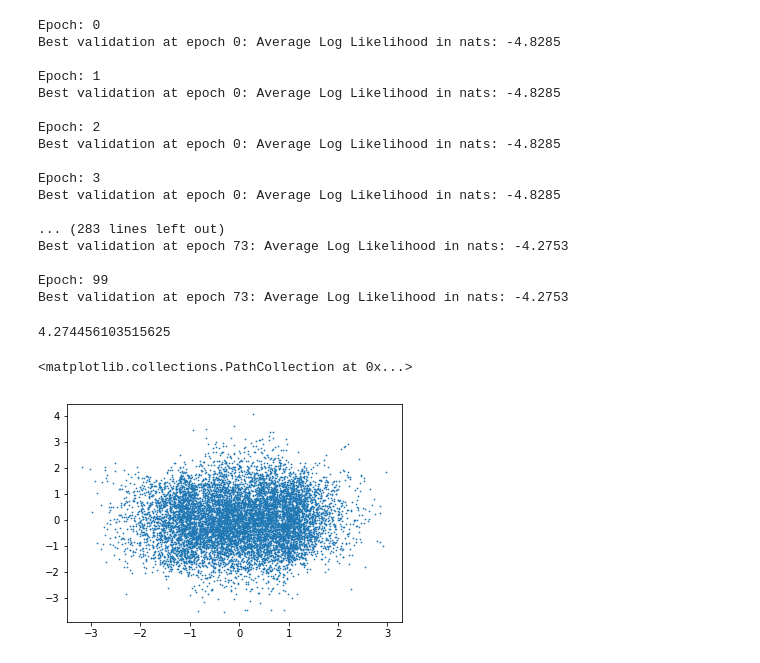
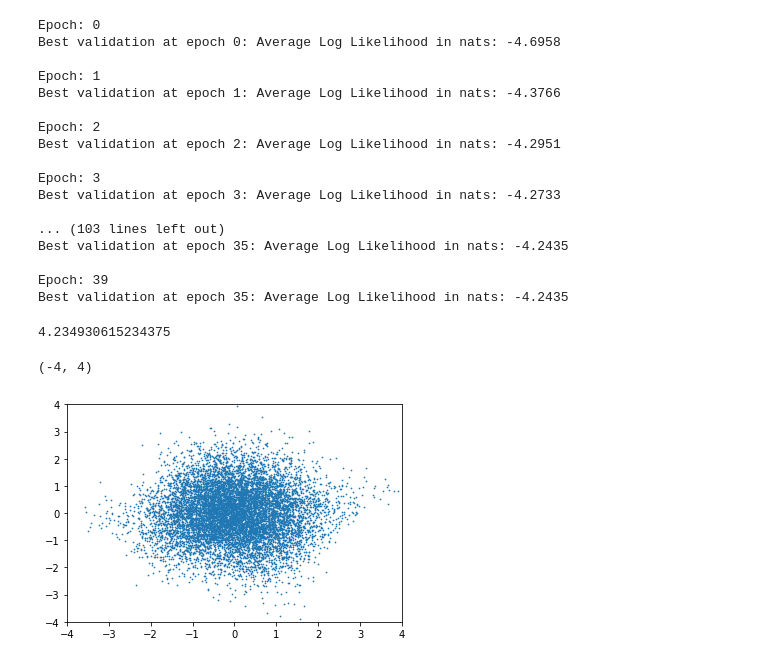
Before and after one commit to philippgrafendorfe/cv_ps, a Jupyter notebook: pytorch-flows-maf.ipynb, the cells around one changed output. Drawn from its saved outputs; the diff is of its cells as text; code cells hidden in the pictures.

```diff
--- a/pytorch-flows-maf.ipynb
+++ b/pytorch-flows-maf.ipynb
@@ -451,9 +451,9 @@ def targetsampler(n):
 #parameter
 batch_size = 100
 test_batch_size = 1000
-epochs = 100
+epochs = 40
 lr = 0.01
-num_blocks = 5
+num_blocks = 10
 
 num_inputs = 2
 num_hidden = 32
@@ -581,29 +581,31 @@ for epoch in range(epochs):
 validate(best_validation_epoch, best_model, test_loader, prefix='Test')
 # %% [output]
 Epoch: 0
-Best validation at epoch 0: Average Log Likelihood in nats: -4.8285
+Best validation at epoch 0: Average Log Likelihood in nats: -4.6958
 
 Epoch: 1
-Best validation at epoch 0: Average Log Likelihood in nats: -4.8285
+Best validation at epoch 1: Average Log Likelihood in nats: -4.3766
 
 Epoch: 2
-Best validation at epoch 0: Average Log Likelihood in nats: -4.8285
+Best validation at epoch 2: Average Log Likelihood in nats: -4.2951
 
 Epoch: 3
-Best validation at epoch 0: Average Log Likelihood in nats: -4.8285
+Best validation at epoch 3: Average Log Likelihood in nats: -4.2733
 
-... (283 lines left out)
-Best validation at epoch 73: Average Log Likelihood in nats: -4.2753
+... (103 lines left out)
+Best validation at epoch 35: Average Log Likelihood in nats: -4.2435
 
-Epoch: 99
-Best validation at epoch 73: Average Log Likelihood in nats: -4.2753
+Epoch: 39
+Best validation at epoch 35: Average Log Likelihood in nats: -4.2435
-4.274456103515625
+4.234930615234375
 # %%
 # Versuch gleichung (4) aus dem MAF paper anzuwenden. sollte in der forward methode
 # von MADE schon implementiert sein. Plot sollte normalverteilt aussehen (Figure 1 (c))
-
+#TODO gleicher Abstand der Werte auf den Achsen, damit nicht verzerrt.
 u = torch.t(best_model(train_tensor)[0].detach())
 plt.scatter(u[0],u[1],s=0.5)
+plt.xlim(-4,4)
+plt.ylim(-4,4)
 # %% [output]
-<matplotlib.collections.PathCollection at 0x...>
+(-4, 4)
-[figure, old version]
+[figure, new version]
```
Also changed, not shown: parts of 2 cells of this notebook.
